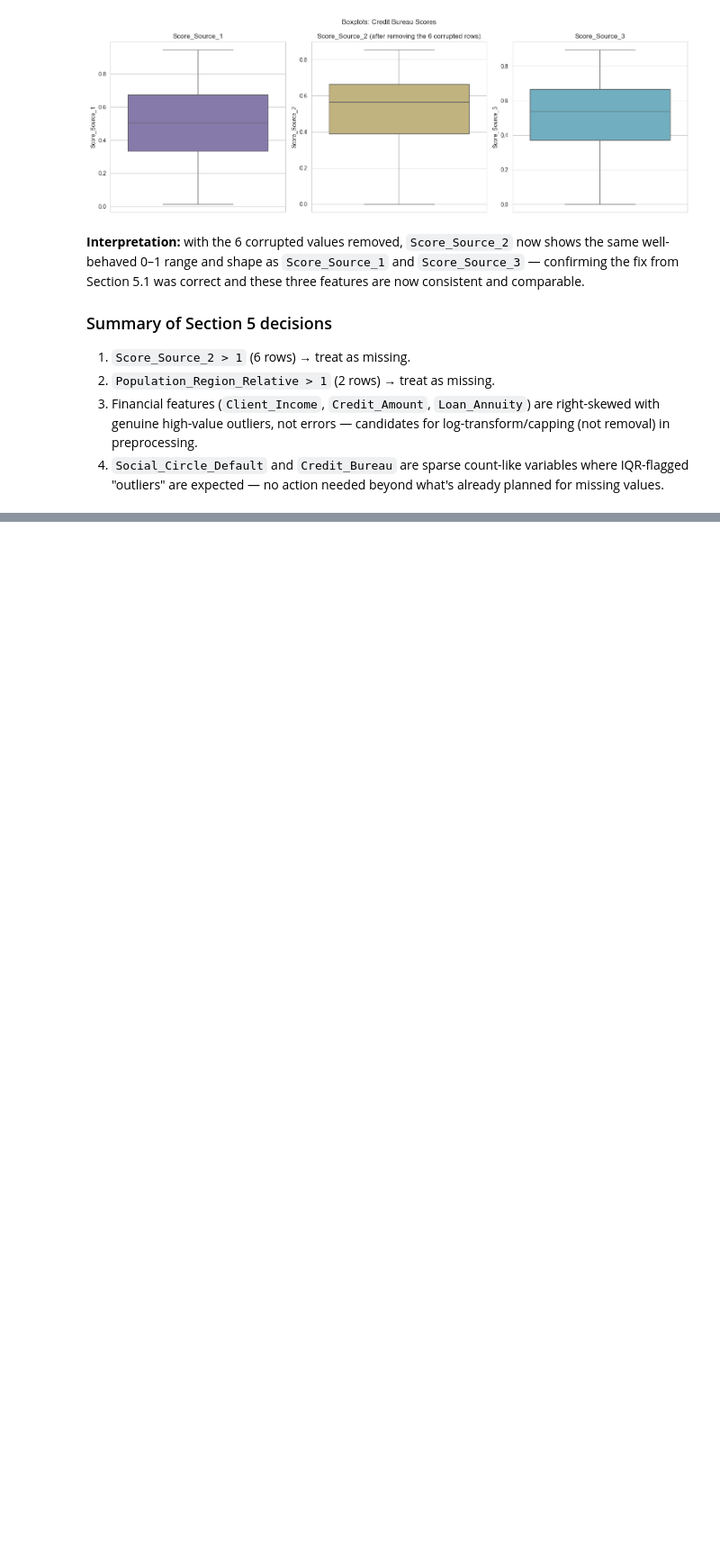
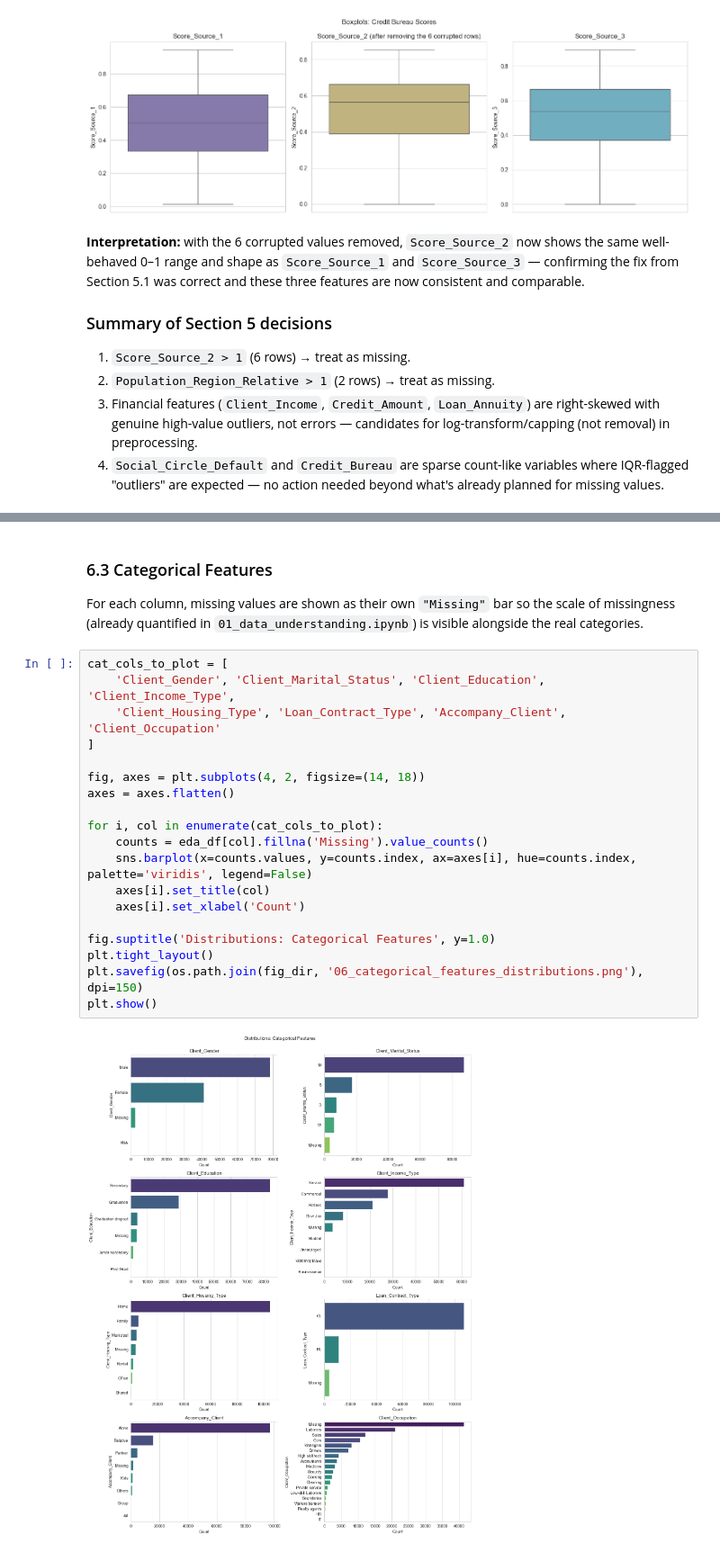
Before and after one commit to Pasiya990/FDM-AutoMobile_Loan_Default_Modelling, a Jupyter notebook: notebooks/02_eda.ipynb, the cells around one changed output, grey strips where cells are left out. Shown at 90% size. Saved outputs shown, nothing was run; the diff lists cells and outputs as text; blank space fills up the shorter version.

```diff
--- a/notebooks/02_eda.ipynb
+++ b/notebooks/02_eda.ipynb
@@ -416,0 +482,25 @@ plt.show()
+# %% [markdown]
+### 6.3 Categorical Features
+
+For each column, missing values are shown as their own `"Missing"` bar so the scale of missingness (already quantified in `01_data_understanding.ipynb`) is visible alongside the real categories.
+# %%
+cat_cols_to_plot = [
+    'Client_Gender', 'Client_Marital_Status', 'Client_Education', 'Client_Income_Type',
+    'Client_Housing_Type', 'Loan_Contract_Type', 'Accompany_Client', 'Client_Occupation'
+]
+
+fig, axes = plt.subplots(4, 2, figsize=(14, 18))
+axes = axes.flatten()
+
+for i, col in enumerate(cat_cols_to_plot):
+    counts = eda_df[col].fillna('Missing').value_counts()
+    sns.barplot(x=counts.values, y=counts.index, ax=axes[i], hue=counts.index, palette='viridis', legend=False)
+    axes[i].set_title(col)
+    axes[i].set_xlabel('Count')
+
+fig.suptitle('Distributions: Categorical Features', y=1.0)
+plt.tight_layout()
+plt.savefig(os.path.join(fig_dir, '06_categorical_features_distributions.png'), dpi=150)
+plt.show()
+# %% [output]
+[figure, added]
```
Also changed, not shown: parts of 14 cells of this notebook, 4 other files.
